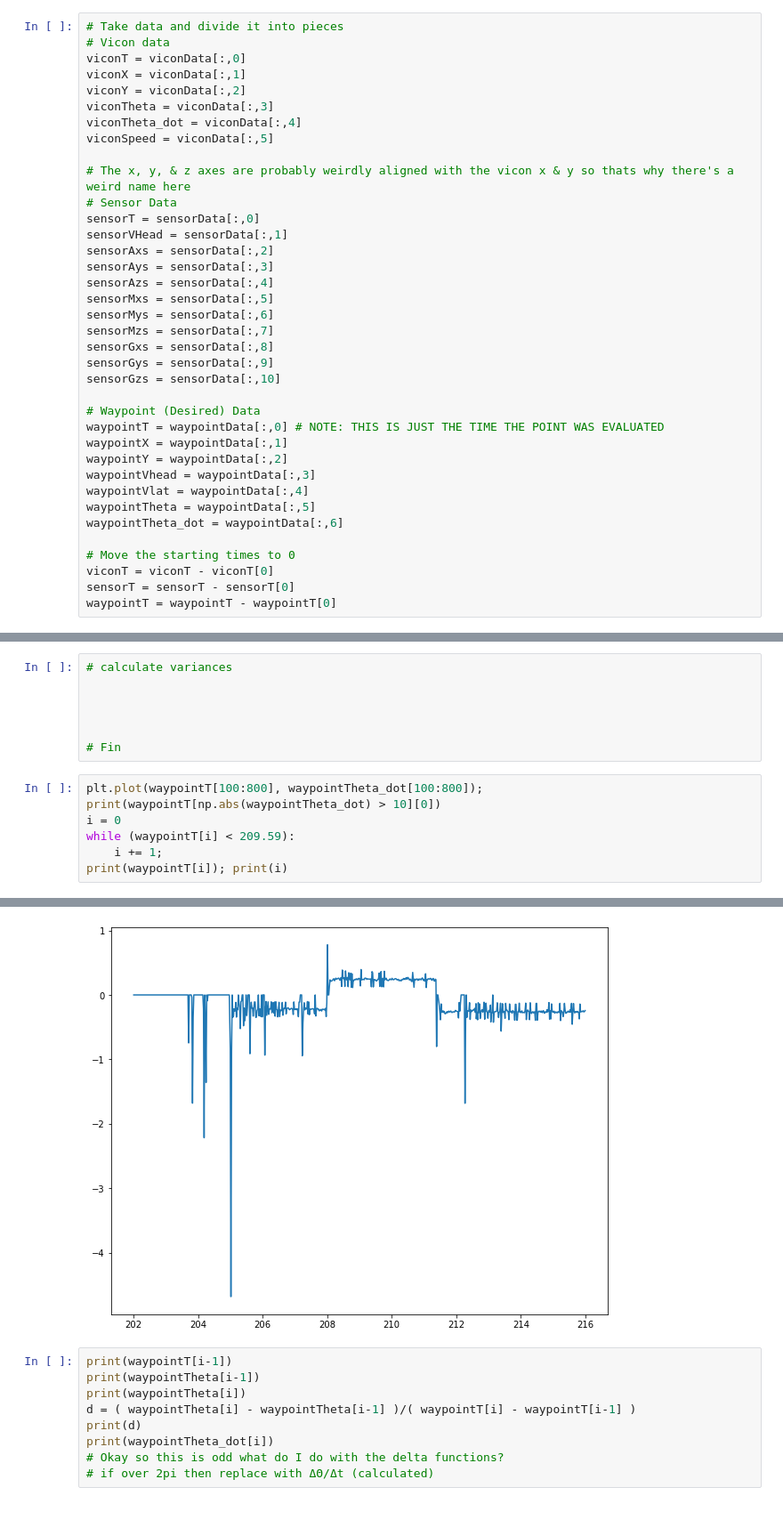
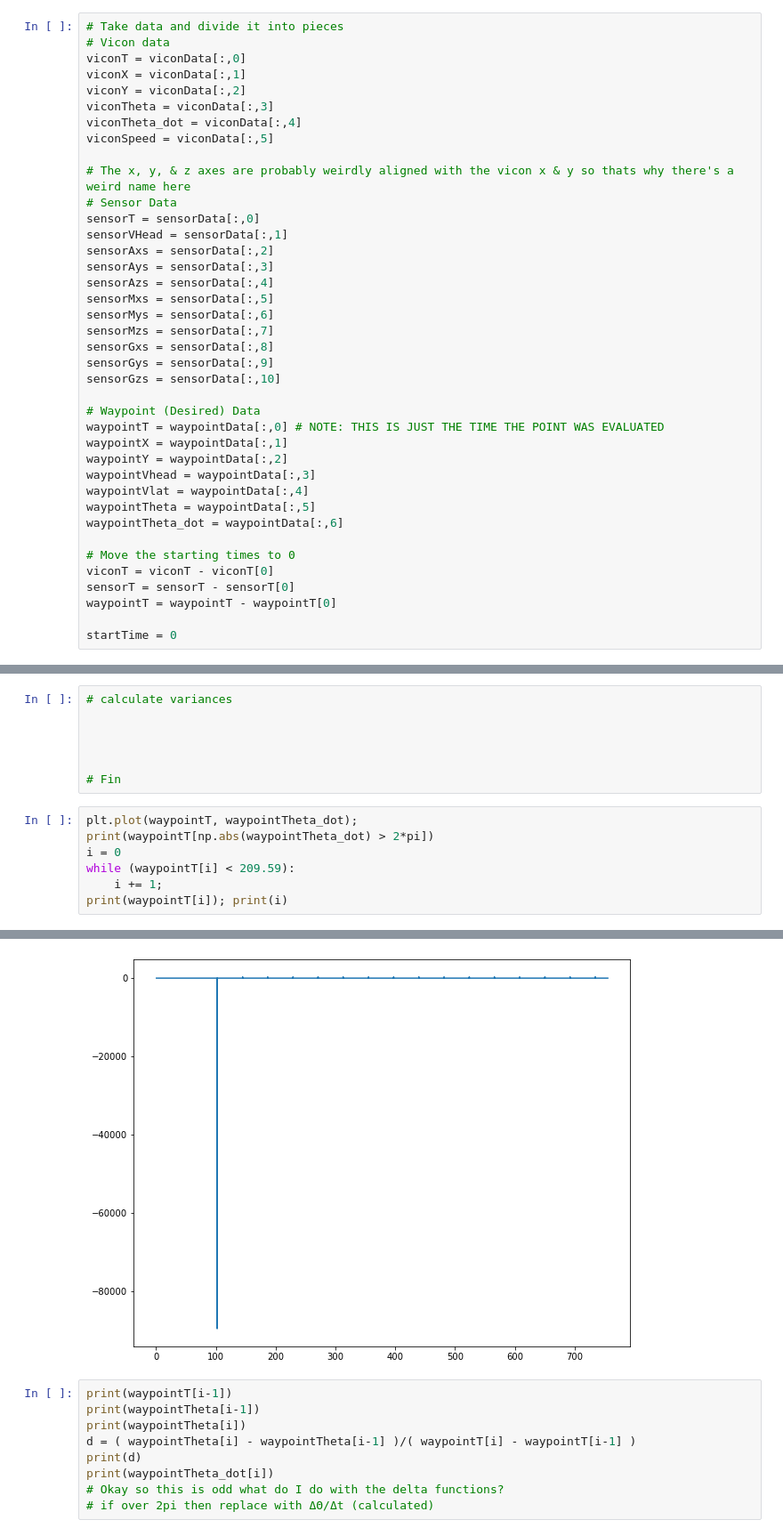
Before and after one commit to fdoyle6/Summer-IDS-Lab, a Jupyter notebook: Variance Calculator.ipynb, the cells around one changed output, grey strips where cells are left out. Shown: that part at 89% size. Saved outputs shown, nothing was run; the diff lists cells and outputs as text.

```diff
--- a/Variance Calculator.ipynb
+++ b/Variance Calculator.ipynb
@@ -68,5 +68,7 @@ waypointTheta_dot = waypointData[:,6]
 viconT = viconT - viconT[0]
 sensorT = sensorT - sensorT[0]
 waypointT = waypointT - waypointT[0]
+
+startTime = 0
 # %%
 # Trim out the bad data
@@ -235,8 +240,8 @@ varTheta_dot = 0.0
 
 # Fin
 # %%
-plt.plot(waypointT[100:800], waypointTheta_dot[100:800]);
-print(waypointT[np.abs(waypointTheta_dot) > 10][0])
+plt.plot(waypointT, waypointTheta_dot);
+print(waypointT[np.abs(waypointTheta_dot) > 2*pi])
 i = 0
 while (waypointT[i] < 209.59):
     i += 1;
@@ -248,4 +259,4 @@ print(waypointT[i]); print(i)
-[figure, old version]
+[figure, new version]
 # %%
 print(waypointT[i-1])
 print(waypointTheta[i-1])
```
Also changed, not shown: parts of 6 cells of this notebook.
